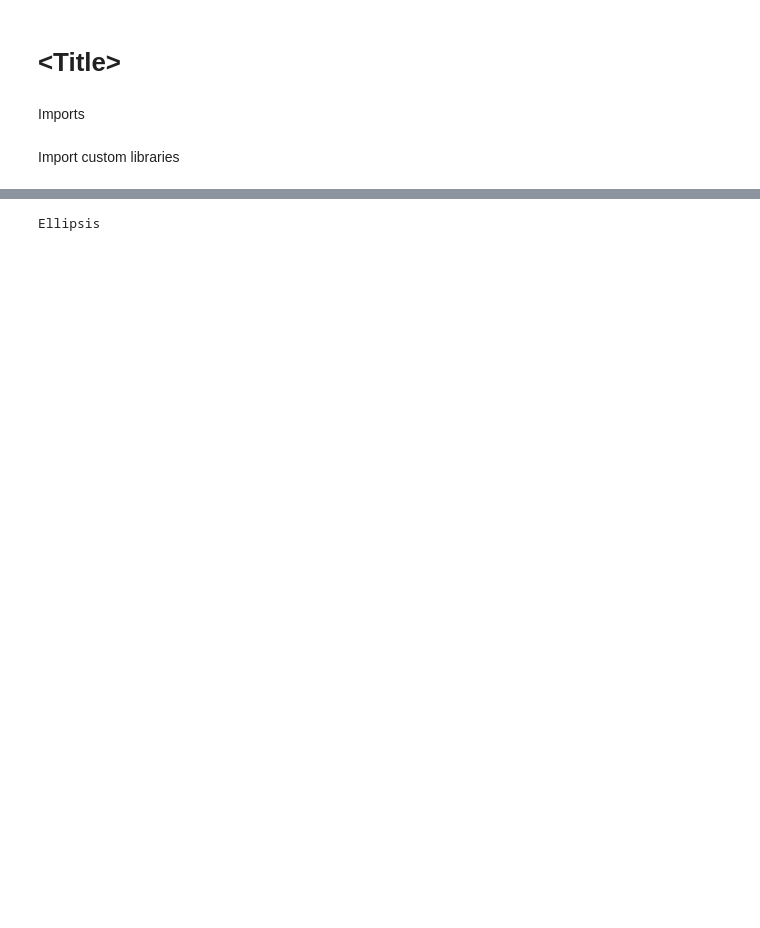
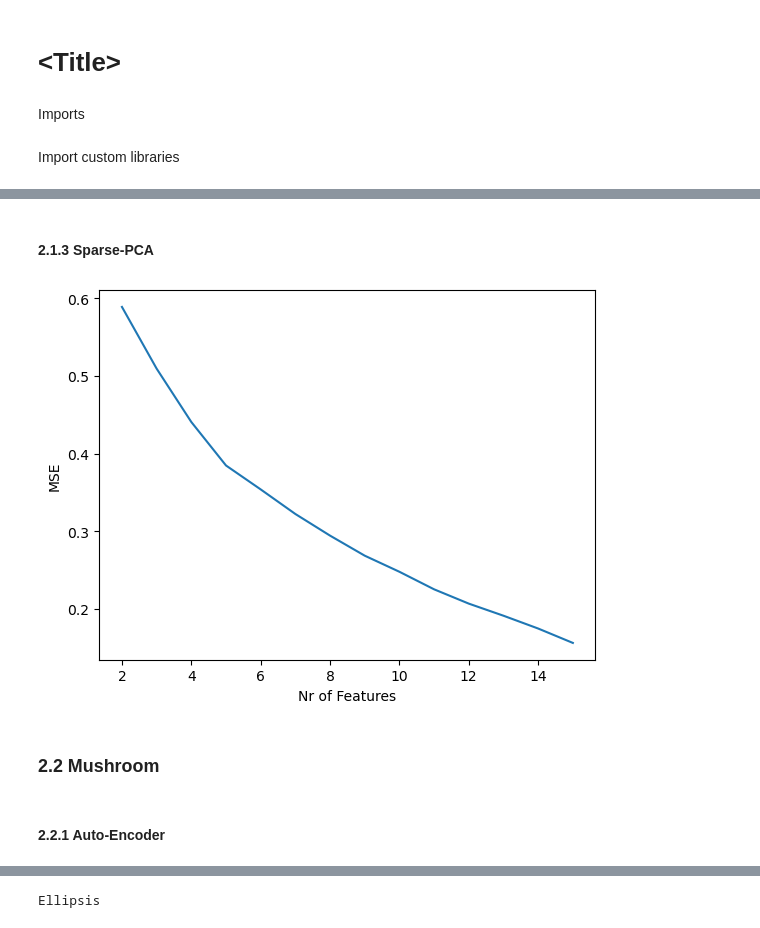
Before and after one commit to WouterFeijen/Interpretable-Subgroup-Discovery, a Jupyter notebook: framework.ipynb, the cells around one changed output, grey strips where cells are left out. Drawn from its saved outputs; the diff is of its cells as text; code cells hidden in the pictures; blank space fills up the shorter version.

```diff
--- a/framework.ipynb
+++ b/framework.ipynb
@@ -239,0 +199,6 @@ calc_result_bs(df_en, df, subgroups_en, subgroups_n)
+# %% [markdown]
+#### 2.1.3 Sparse-PCA
+# %%
+plot_mse_vs_nfeatures(dct_datasets,'Ionosphere','SPCA',l_est,r_est=15)
+# %% [output]
+[figure, added]
@@ -239,0 +207,2 @@ calc_result_bs(df_en, df, subgroups_en, subgroups_n)
+# %% [markdown]
+### 2.2 Mushroom
@@ -239,0 +211,2 @@ calc_result_bs(df_en, df, subgroups_en, subgroups_n)
+# %% [markdown]
+#### 2.2.1 Auto-Encoder
```
Also changed, not shown: parts of 110 cells of this notebook, 1 other file.
